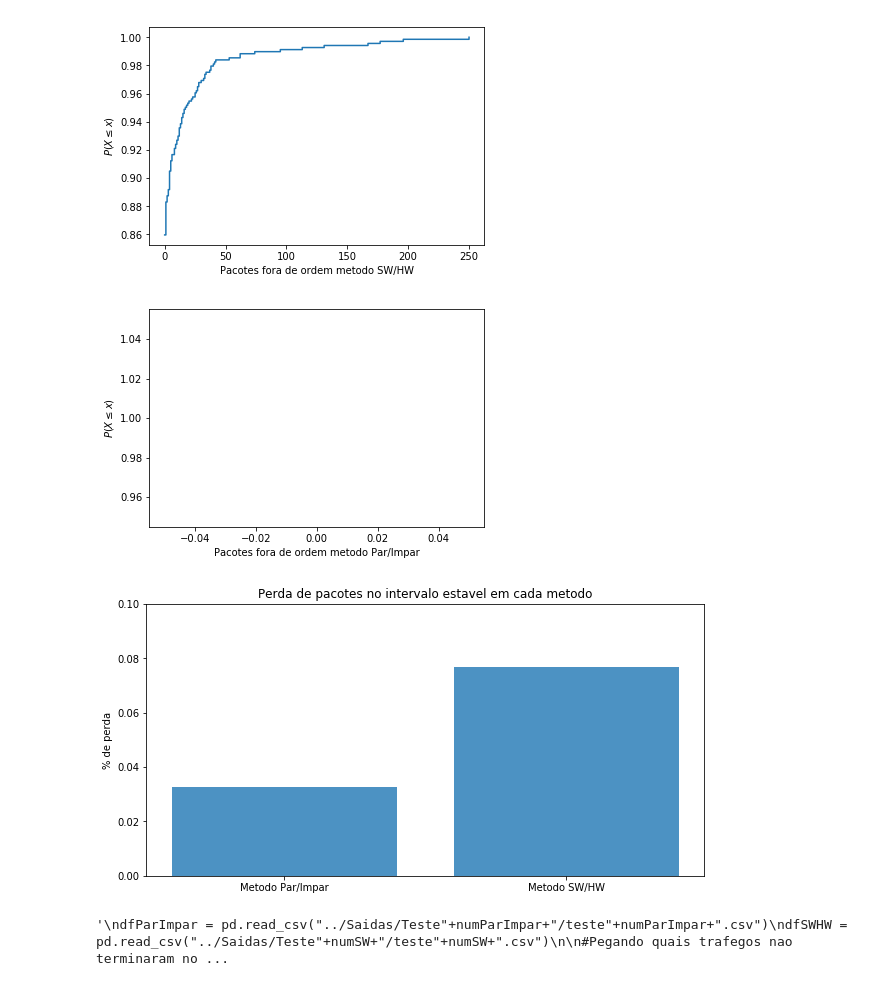
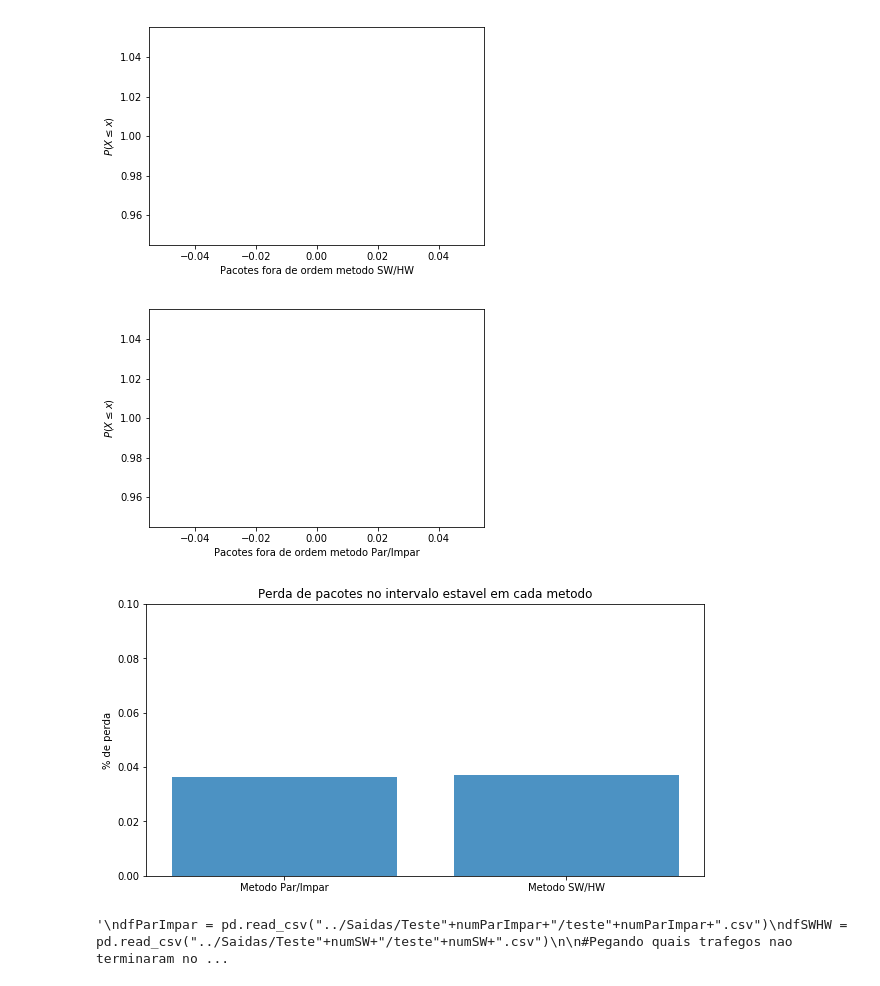
Before and after one commit to pedrobellotti/iperftestes, a Jupyter notebook: Scripts/analise_csv.ipynb, the cells around one changed output. Drawn from its saved outputs; the diff is of its cells as text; code cells hidden in the pictures.

```diff
--- a/Scripts/analise_csv.ipynb
+++ b/Scripts/analise_csv.ipynb
@@ -13,3 +8,13 @@ salvarGraficos = False
+# %%
+numParImpar = str(7)
+numSW = str(8)
+tempoExp = 399
+salvarGraficos = False
+#0.15 ini=150 fim=250
+#0.25 ini=0 fim=0
+#0.35 ini=200 fim=800
+iniEstavel = 200
+fimEstavel = 800
 # %%
 #Pegando informacoes para grafico de bloqueados
 dfInfoParImpar = pd.read_csv("../Saidas/Teste"+numParImpar+"/info_parimpar.txt", sep=" ")
@@ -54,7 +59,7 @@ dfInfo = pd.read_csv("../Saidas/Teste"+numSW+"/iperfs.txt", sep="\t") #Pode ler
 portasEstaveisPar = []
 portasEstaveisImpar = []
 for index, row in dfInfo.iterrows():
-    if (row['Inicio(seg)'] >= 150 and row['Inicio(seg)'] <= 250):
+    if (row['Inicio(seg)'] >= iniEstavel and row['Inicio(seg)'] <= fimEstavel):
         if(row['PCli'] %2 == 0):
             portasEstaveisPar.append(int(row['PCli']))
         else:
@@ -159,7 +164,7 @@ if (salvarGraficos):
     plt.savefig('foraOrdem_teste'+numParImpar+'.pdf')
 plt.show()
 # %% [output]
-[figure, old version]
+[figure, new version]
 [figure]
 # %%
 dfParImpar = pd.read_csv("../Saidas/Teste"+numParImpar+"/teste"+numParImpar+".csv")
@@ -182,35 +187,35 @@ portasEstaveisPar = []
 portasEstaveisImpar = []
 portasEstaveis = []
 for index, row in dfInfo.iterrows():
-    if (row['Inicio(seg)'] >= 150 and row['Inicio(seg)'] <= 350):
+    if (row['Inicio(seg)'] >= iniEstavel and row['Inicio(seg)'] <= fimEstavel):
         portasEstaveis.append(int(row['PCli']))
         if(row['PCli'] %2 == 0):
             portasEstaveisPar.append(int(row['PCli']))
         else:
             portasEstaveisImpar.append(int(row['PCli']))
 
 dfPIEstavel = dfServerParImpar[dfServerParImpar['PortaDest'].isin(portasEstaveisPar)]
 dfSWEstavel = dfServerSWHW[dfServerSWHW['PortaDest'].isin(portasEstaveisPar)]
 
 
 colunas = ('Metodo Par/Impar', 'Metodo SW/HW')
 posicao = np.arange(len(colunas))
 barras = [(dfPIEstavel['PctPerdido'].sum()/dfPIEstavel['PctEnv'].sum())*100,
           (dfSWEstavel['PctPerdido'].sum()/dfSWEstavel['PctEnv'].sum())*100]
 
 plt.bar(posicao, barras, align='center', alpha=0.8)
 plt.xticks(posicao, colunas)
 plt.ylabel('% de perda')
 plt.title('Perda de pacotes no intervalo estavel em cada metodo')
 fig = plt.gcf()
 fig.set_size_inches(10, 5)
 axes = plt.gca()
 axes.set_ylim([0,0.1])
 if (salvarGraficos):
     plt.savefig('perdaPct_testes'+numParImpar+'e'+numSW+'.pdf')
 plt.show()
 # %% [output]
-[figure, old version]
+[figure, new version]
 # %%
 #Alterar para pegar os trafegos que nao terminaram mas nao foram bloqueados
 #(mudar no pox para guardar portas bloqueadas)
```
Also changed, not shown: parts of 4 cells of this notebook, 14 other files.
